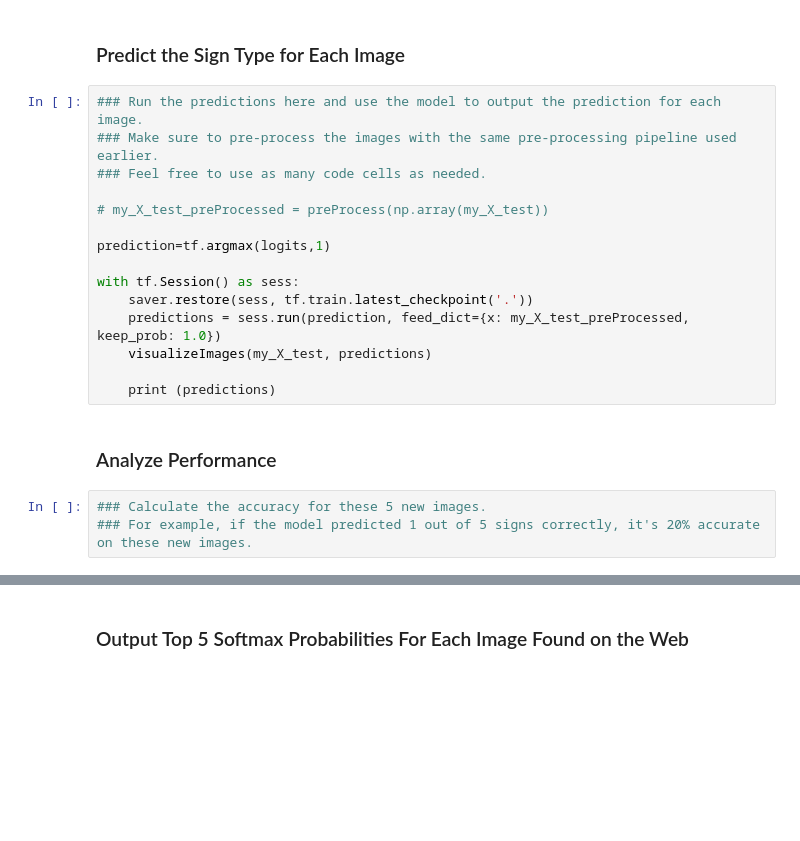
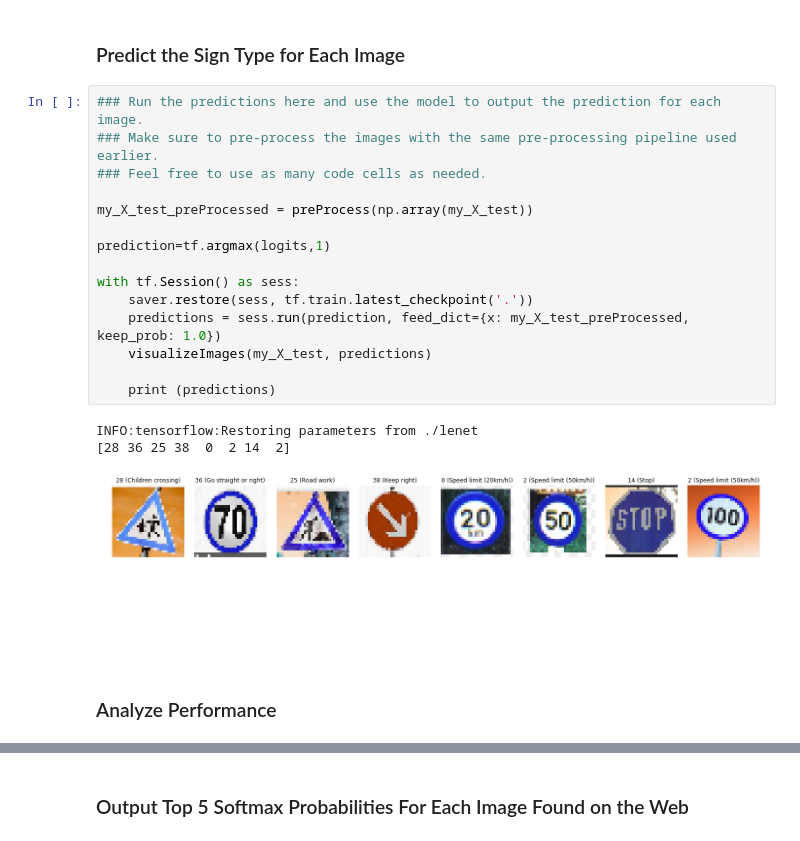
Before and after one commit to Shivam-Bhardwaj/TrafficSignDetector-TensorFlow, a Jupyter notebook: Traffic_Sign_Classifier.ipynb, the cells around one changed output, grey strips where cells are left out. Saved outputs shown, nothing was run; the diff lists cells and outputs as text; blank space fills up the shorter version.

```diff
--- a/Traffic_Sign_Classifier.ipynb
+++ b/Traffic_Sign_Classifier.ipynb
@@ -489,20 +514,21 @@ print ('Done')
 # %%
 ### Run the predictions here and use the model to output the prediction for each image.
 ### Make sure to pre-process the images with the same pre-processing pipeline used earlier.
 ### Feel free to use as many code cells as needed.
 
-# my_X_test_preProcessed = preProcess(np.array(my_X_test))
+my_X_test_preProcessed = preProcess(np.array(my_X_test))
 
 prediction=tf.argmax(logits,1)
 
 with tf.Session() as sess:
     saver.restore(sess, tf.train.latest_checkpoint('.'))
     predictions = sess.run(prediction, feed_dict={x: my_X_test_preProcessed, keep_prob: 1.0})
     visualizeImages(my_X_test, predictions)
 
     print (predictions)
+# %% [output]
+INFO:tensorflow:Restoring parameters from ./lenet
+[28 36 25 38  0  2 14  2]
+[figure, added]
 # %% [markdown]
 ### Analyze Performance
-# %%
-### Calculate the accuracy for these 5 new images.
-### For example, if the model predicted 1 out of 5 signs correctly, it's 20% accurate on these new images.
```
Also changed, not shown: parts of 14 cells of this notebook, 16 other files.
